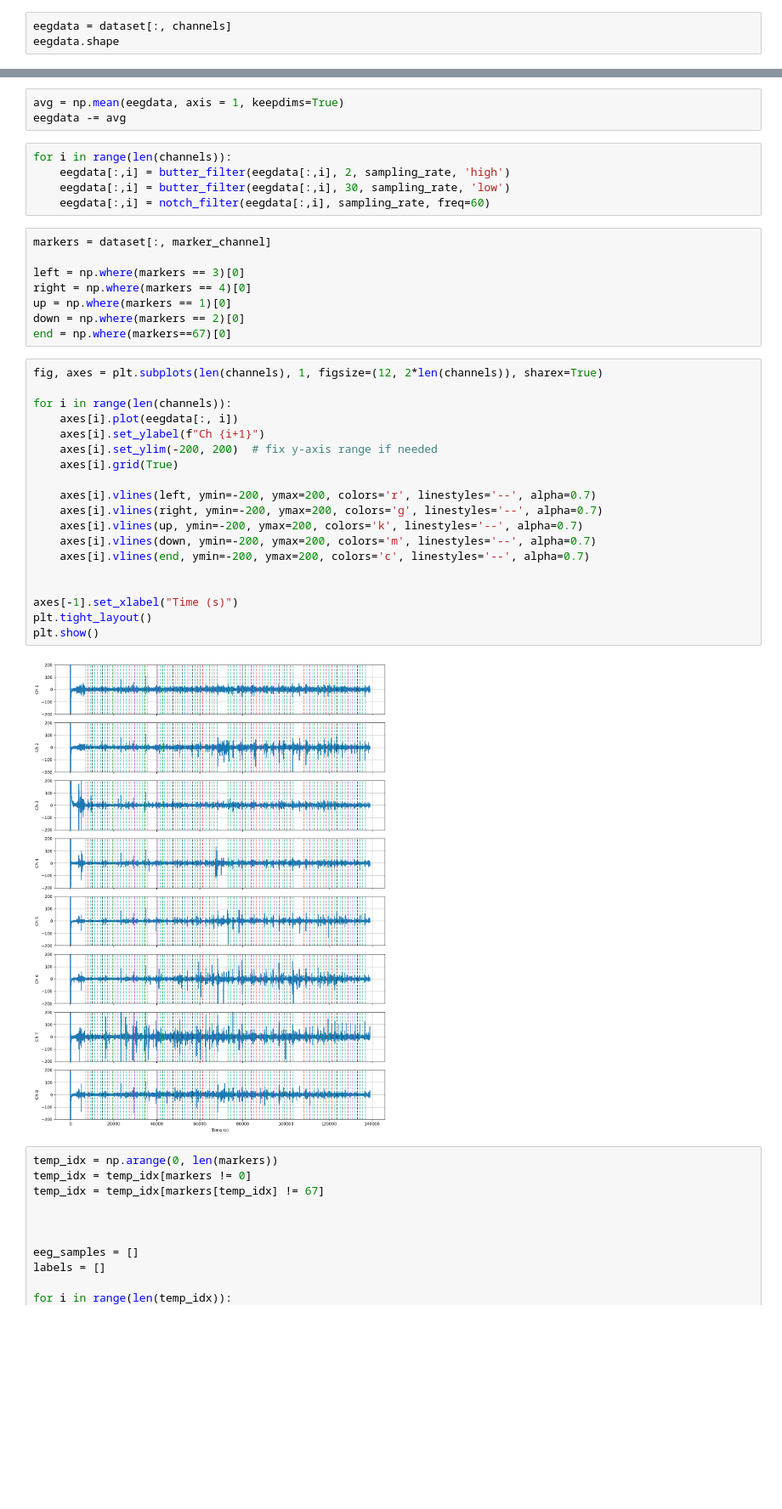
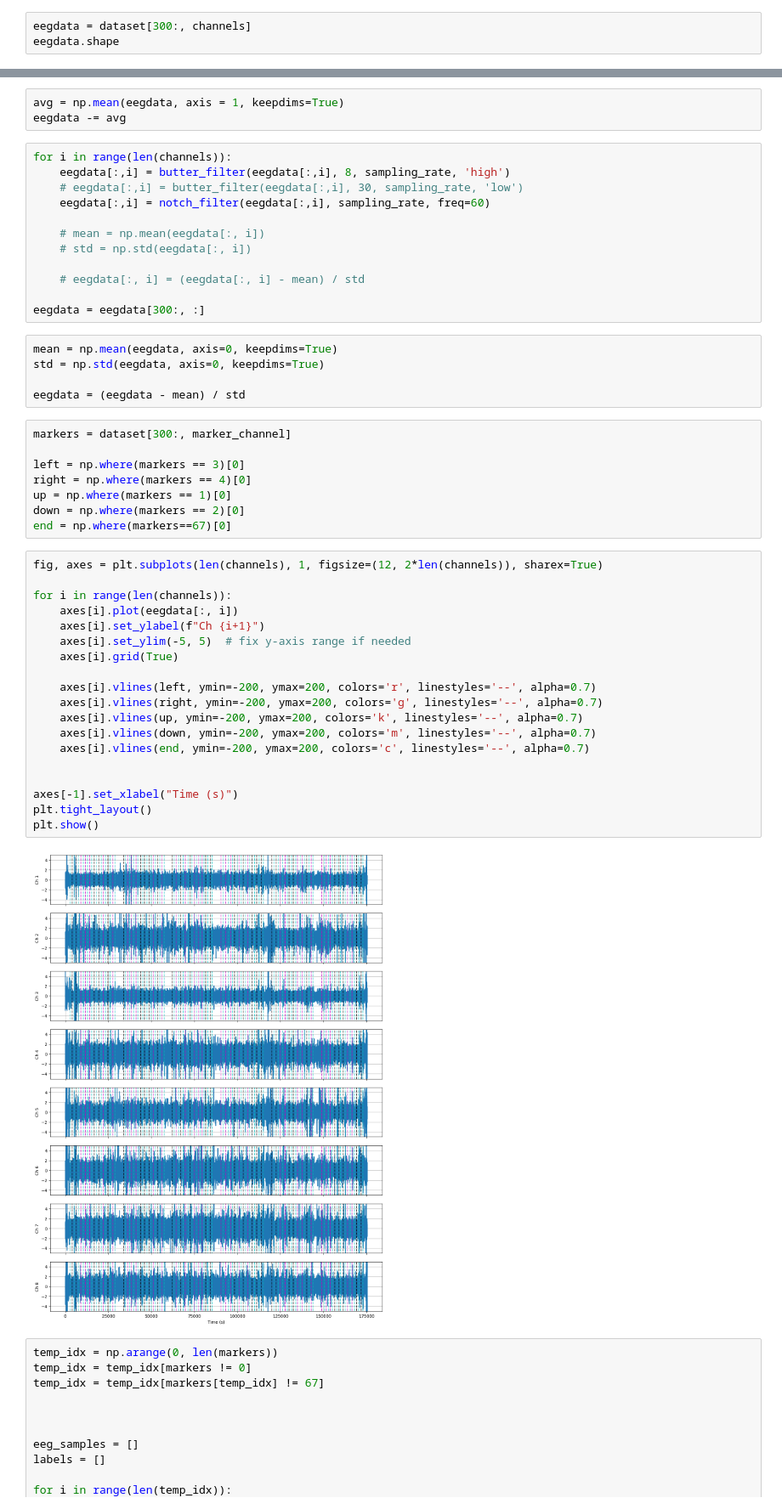
Before and after one commit to yaxinw04/htn25, a Jupyter notebook: Data Collection/TestEEG.ipynb, the cells around one changed output, grey strips where cells are left out. Shown: that part at 85% size. Drawn from its saved outputs; the diff is of its cells as text; blank space fills up the shorter version.

```diff
--- a/Data Collection/TestEEG.ipynb
+++ b/Data Collection/TestEEG.ipynb
@@ -40,6 +40,6 @@ sampling_rate = BoardShim.get_sampling_rate(board_id) # Hz
 # %%
 dataset = np.loadtxt(r"..//eeg_data.csv", delimiter=",")
 # %%
-eegdata = dataset[:, channels]
+eegdata = dataset[300:, channels]
 eegdata.shape
 # %% [output]
@@ -49,11 +49,23 @@ avg = np.mean(eegdata, axis = 1, keepdims=True)
 eegdata -= avg
 # %%
 for i in range(len(channels)):
-    eegdata[:,i] = butter_filter(eegdata[:,i], 2, sampling_rate, 'high')
-    eegdata[:,i] = butter_filter(eegdata[:,i], 30, sampling_rate, 'low')
+    eegdata[:,i] = butter_filter(eegdata[:,i], 8, sampling_rate, 'high')
+    # eegdata[:,i] = butter_filter(eegdata[:,i], 30, sampling_rate, 'low')
     eegdata[:,i] = notch_filter(eegdata[:,i], sampling_rate, freq=60)
+
+    # mean = np.mean(eegdata[:, i])
+    # std = np.std(eegdata[:, i])
+
+    # eegdata[:, i] = (eegdata[:, i] - mean) / std
+
+eegdata = eegdata[300:, :]
+# %%
+mean = np.mean(eegdata, axis=0, keepdims=True)
+std = np.std(eegdata, axis=0, keepdims=True)
+
+eegdata = (eegdata - mean) / std
 # %%
-markers = dataset[:, marker_channel]
+markers = dataset[300:, marker_channel]
 
 left = np.where(markers == 3)[0]
 right = np.where(markers == 4)[0]
@@ -63,24 +75,24 @@ end = np.where(markers==67)[0]
 # %%
 fig, axes = plt.subplots(len(channels), 1, figsize=(12, 2*len(channels)), sharex=True)
 
 for i in range(len(channels)):
     axes[i].plot(eegdata[:, i])
     axes[i].set_ylabel(f"Ch {i+1}")
-    axes[i].set_ylim(-200, 200)  # fix y-axis range if needed
+    axes[i].set_ylim(-5, 5)  # fix y-axis range if needed
     axes[i].grid(True)
 
     axes[i].vlines(left, ymin=-200, ymax=200, colors='r', linestyles='--', alpha=0.7)
     axes[i].vlines(right, ymin=-200, ymax=200, colors='g', linestyles='--', alpha=0.7)
     axes[i].vlines(up, ymin=-200, ymax=200, colors='k', linestyles='--', alpha=0.7)
     axes[i].vlines(down, ymin=-200, ymax=200, colors='m', linestyles='--', alpha=0.7)
     axes[i].vlines(end, ymin=-200, ymax=200, colors='c', linestyles='--', alpha=0.7)
 
 
 axes[-1].set_xlabel("Time (s)")
 plt.tight_layout()
 plt.show()
 # %% [output]
-[figure, old version]
+[figure, new version]
 # %%
 temp_idx = np.arange(0, len(markers))
 temp_idx = temp_idx[markers != 0]
```
Also changed, not shown: parts of 7 cells of this notebook, 6 other files.
